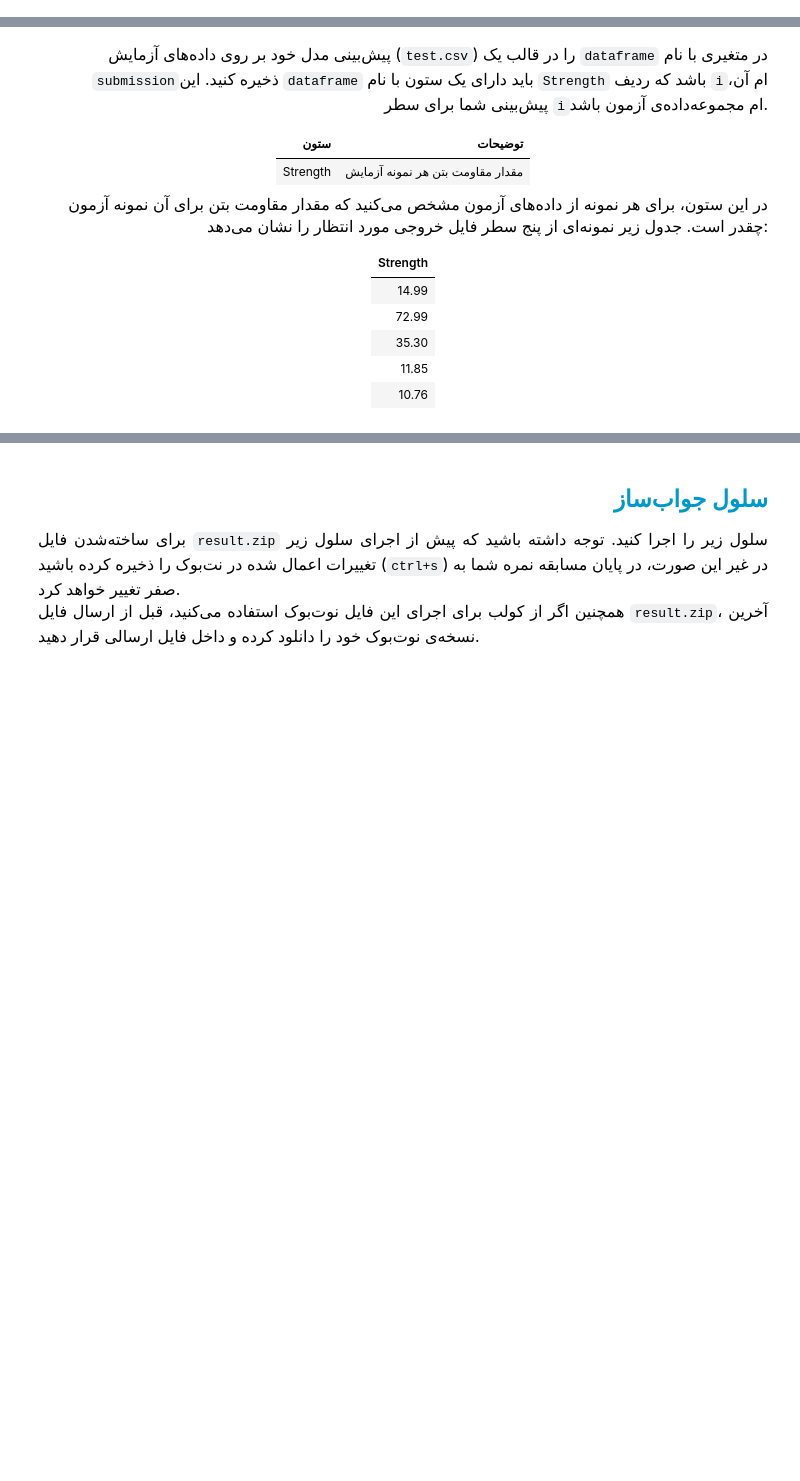
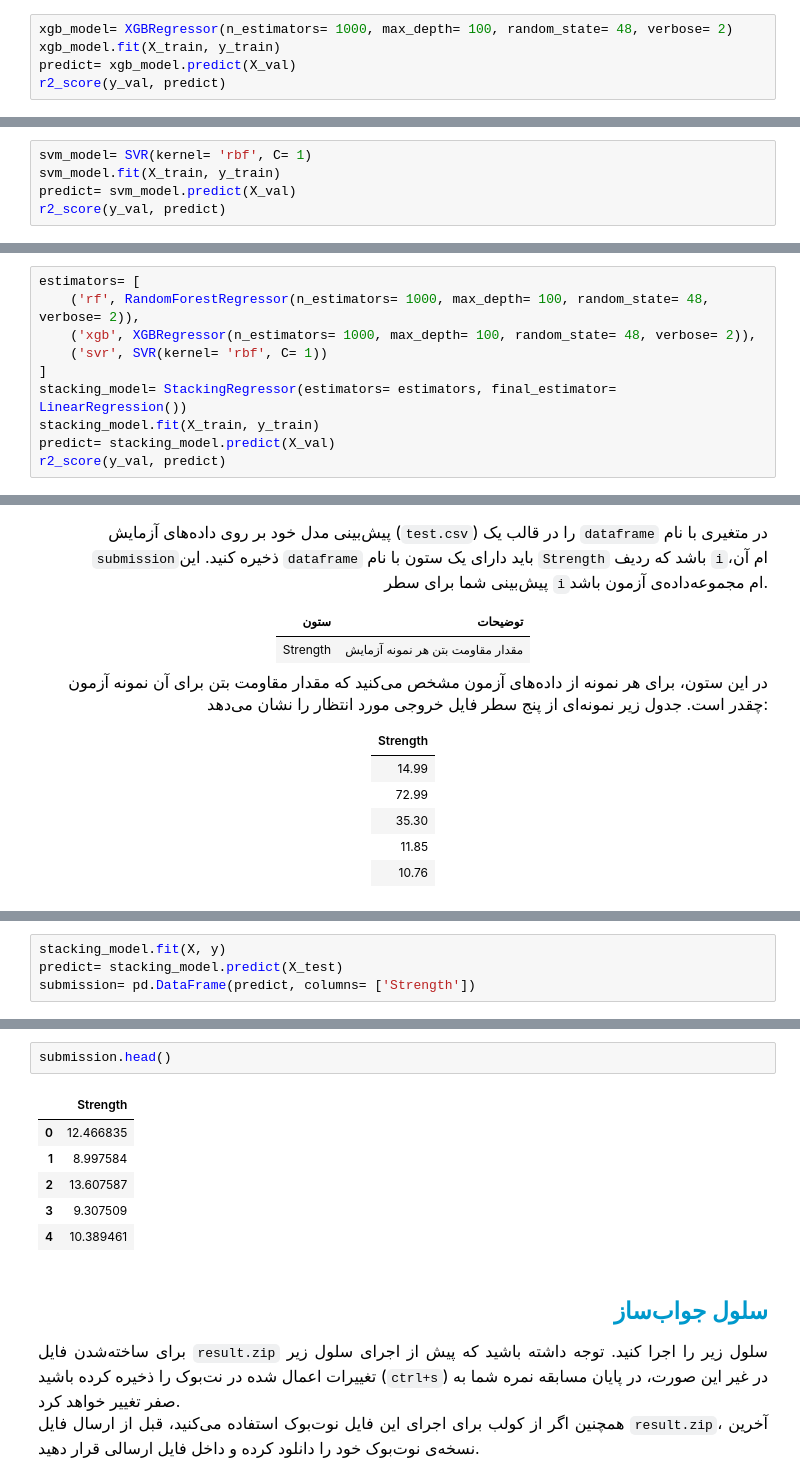
Before and after one commit to ErfanJoodi/Quera-questions, a Jupyter notebook: Cement/notebook.ipynb, the cells around one changed output, grey strips where cells are left out. Saved outputs shown, nothing was run; the diff lists cells and outputs as text; blank space fills up the shorter version.

```diff
--- a/Cement/notebook.ipynb
+++ b/Cement/notebook.ipynb
@@ -125,0 +191,5 @@
+# %%
+xgb_model= XGBRegressor(n_estimators= 1000, max_depth= 100, random_state= 48, verbose= 2)
+xgb_model.fit(X_train, y_train)
+predict= xgb_model.predict(X_val)
+r2_score(y_val, predict)
@@ -125,0 +198,5 @@
+# %%
+svm_model= SVR(kernel= 'rbf', C= 1)
+svm_model.fit(X_train, y_train)
+predict= svm_model.predict(X_val)
+r2_score(y_val, predict)
@@ -125,0 +205,10 @@
+# %%
+estimators= [
+    ('rf', RandomForestRegressor(n_estimators= 1000, max_depth= 100, random_state= 48, verbose= 2)),
+    ('xgb', XGBRegressor(n_estimators= 1000, max_depth= 100, random_state= 48, verbose= 2)),
+    ('svr', SVR(kernel= 'rbf', C= 1))
+]
+stacking_model= StackingRegressor(estimators= estimators, final_estimator= LinearRegression())
+stacking_model.fit(X_train, y_train)
+predict= stacking_model.predict(X_val)
+r2_score(y_val, predict)
@@ -223,0 +448,4 @@ submission = None
+# %%
+stacking_model.fit(X, y)
+predict= stacking_model.predict(X_test)
+submission= pd.DataFrame(predict, columns= ['Strength'])
@@ -224,3 +591,12 @@ submission = None
+# %%
+submission.head()
+# %% [output]
+|  | Strength |
+| 0 | 12.466835 |
+| 1 | 8.997584 |
+| 2 | 13.607587 |
+| 3 | 9.307509 |
+| 4 | 10.389461 |
 # %% [markdown]
 <h2 dir=rtl align=right style="line-height:200%;font-family:vazirmatn;color:#0099cc">
 <font face="vazirmatn" color="#0099cc">
```
Also changed, not shown: parts of 15 cells of this notebook, 2 other files.
